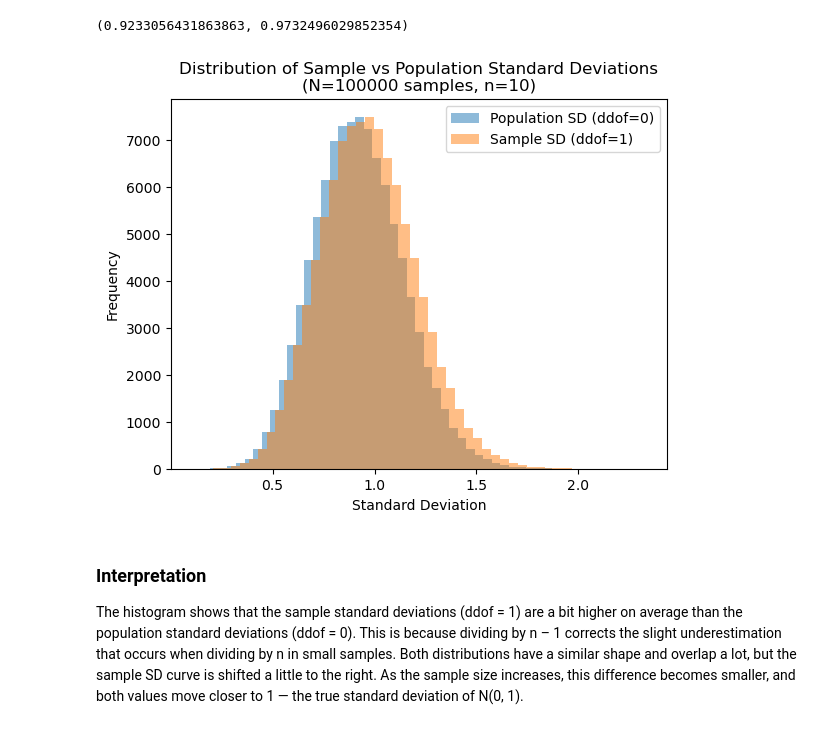
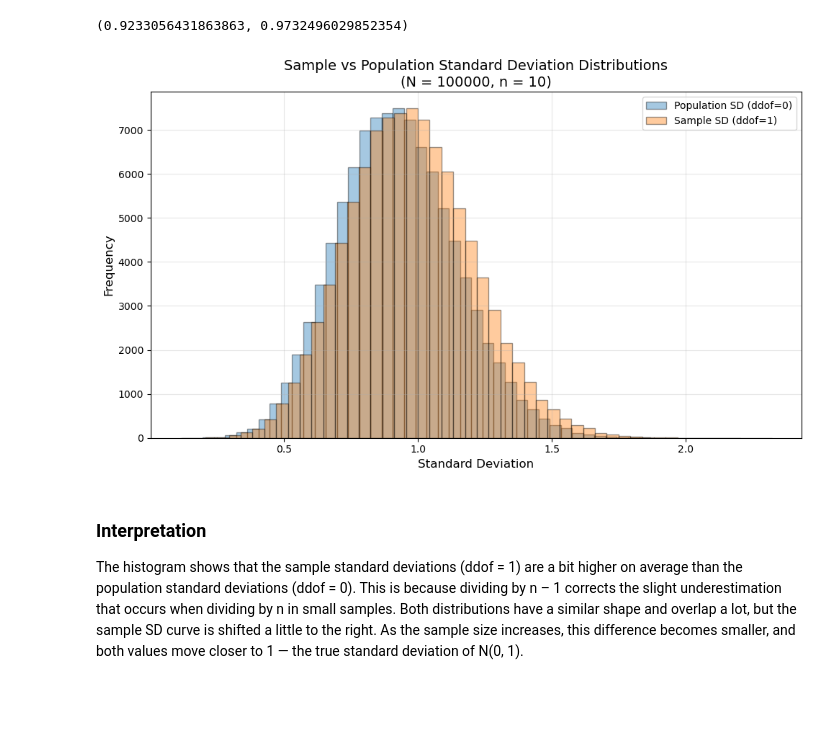
Before and after one commit to sarahembarry/applied-statistics-assessment, a Jupyter notebook: problems.ipynb, the cells around one changed output. Drawn from its saved outputs; the diff is of its cells as text; code cells hidden in the pictures; blank space fills up the shorter version.

Commit message:
Question 4 complete. Add chart for tea lady update chart for normal dis

```diff
--- a/problems.ipynb
+++ b/problems.ipynb
@@ -163,15 +196,18 @@ np.mean(sd_pop), np.mean(sd_smp)
 (0.9233056431863863, 0.9732496029852354)
 # %%
 # Plot overlapping histograms to compare population and sample standard deviation distributions
-plt.hist(sd_pop, bins=50, alpha=0.5, label='Population SD (ddof=0)')
-plt.hist(sd_smp, bins=50, alpha=0.5, label='Sample SD (ddof=1)')
-plt.xlabel('Standard Deviation')
-plt.ylabel('Frequency')
-plt.title('Distribution of Sample vs Population Standard Deviations\n(N=100000 samples, n=10)')
+plt.figure(figsize=(10, 6))
+plt.hist(sd_pop, bins=50, alpha=0.4, label='Population SD (ddof=0)', edgecolor='black')
+plt.hist(sd_smp, bins=50, alpha=0.4, label='Sample SD (ddof=1)', edgecolor='black')
+plt.xlabel('Standard Deviation', fontsize=12)
+plt.ylabel('Frequency', fontsize=12)
+plt.title('Sample vs Population Standard Deviation Distributions\n(N = 100000, n = 10)', fontsize=14)
 plt.legend()
+plt.grid(alpha=0.3)
+plt.tight_layout()
 plt.show()
 # %% [output]
-[figure, old version]
+[figure, new version]
 # %% [markdown]
 ### Interpretation
 The histogram shows that the sample standard deviations (ddof = 1) are a bit higher on average than the population standard deviations (ddof = 0).
```
Also changed, not shown: parts of 4 cells of this notebook, 1 other file.
